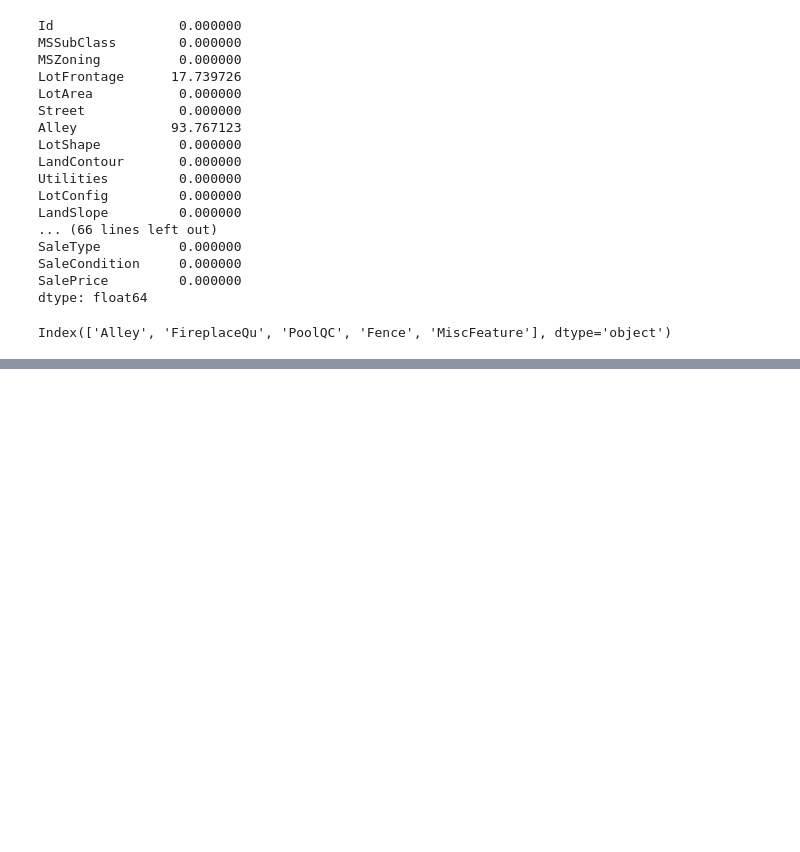
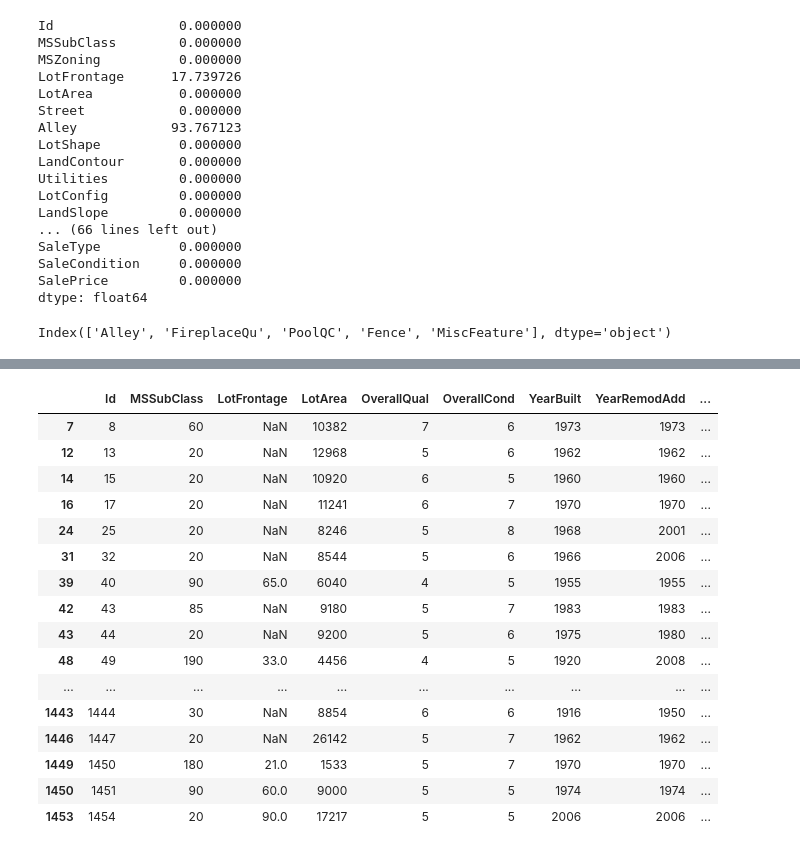
Before and after one commit to AkCoding/ML-House_Price-, a Jupyter notebook: 2_method Fill missing value manually.ipynb, the cells around one changed output, grey strips where cells are left out. Cells and saved outputs as stored; diff of their text form; code cells hidden in the pictures; blank space fills up the shorter version.

```diff
--- a/2_method Fill missing value manually.ipynb
+++ b/2_method Fill missing value manually.ipynb
@@ -119,0 +151,20 @@ Index(['Alley', 'FireplaceQu', 'PoolQC', 'Fence', 'MiscFeature'], dtype='object'
+# %%
+df3_num[df3_num.isnull().any(axis=1)]
+# %% [output]
+|  | Id | MSSubClass | LotFrontage | LotArea | OverallQual | OverallCond | YearBuilt | YearRemodAdd | ... |
+| 7 | 8 | 60 | NaN | 10382 | 7 | 6 | 1973 | 1973 | ... |
+| 12 | 13 | 20 | NaN | 12968 | 5 | 6 | 1962 | 1962 | ... |
+| 14 | 15 | 20 | NaN | 10920 | 6 | 5 | 1960 | 1960 | ... |
+| 16 | 17 | 20 | NaN | 11241 | 6 | 7 | 1970 | 1970 | ... |
+| 24 | 25 | 20 | NaN | 8246 | 5 | 8 | 1968 | 2001 | ... |
+| 31 | 32 | 20 | NaN | 8544 | 5 | 6 | 1966 | 2006 | ... |
+| 39 | 40 | 90 | 65.0 | 6040 | 4 | 5 | 1955 | 1955 | ... |
+| 42 | 43 | 85 | NaN | 9180 | 5 | 7 | 1983 | 1983 | ... |
+| 43 | 44 | 20 | NaN | 9200 | 5 | 6 | 1975 | 1980 | ... |
+| 48 | 49 | 190 | 33.0 | 4456 | 4 | 5 | 1920 | 2008 | ... |
+| ... | ... | ... | ... | ... | ... | ... | ... | ... | ... |
+| 1443 | 1444 | 30 | NaN | 8854 | 6 | 6 | 1916 | 1950 | ... |
+| 1446 | 1447 | 20 | NaN | 26142 | 5 | 7 | 1962 | 1962 | ... |
+| 1449 | 1450 | 180 | 21.0 | 1533 | 5 | 7 | 1970 | 1970 | ... |
+| 1450 | 1451 | 90 | 60.0 | 9000 | 5 | 5 | 1974 | 1974 | ... |
+| 1453 | 1454 | 20 | 90.0 | 17217 | 5 | 5 | 2006 | 2006 | ... |
```
Also changed, not shown: parts of 9 cells of this notebook.
